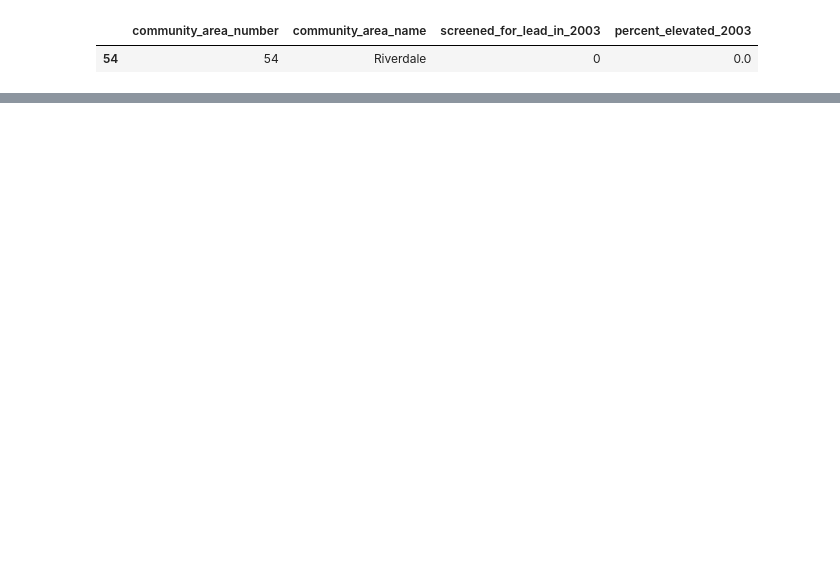
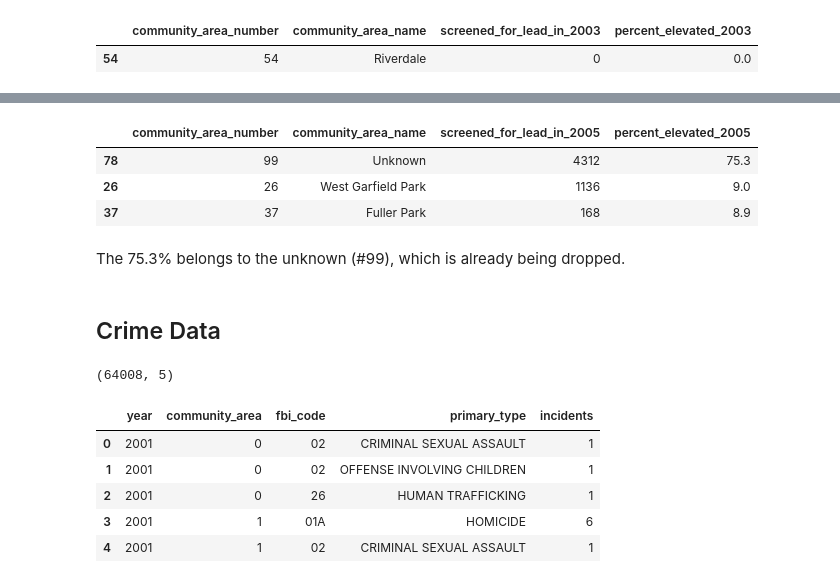
Before and after one commit to brianna-o/lead-crime-chicago, a Jupyter notebook: notebooks/01_explore.ipynb, the cells around one changed output, grey strips where cells are left out. Saved outputs shown, nothing was run; the diff lists cells and outputs as text; code cells hidden in the pictures; blank space fills up the shorter version.

```diff
--- a/notebooks/01_explore.ipynb
+++ b/notebooks/01_explore.ipynb
@@ -46,0 +89,25 @@ df.describe()
+# %%
+df.nlargest(3, "percent_elevated_2005")[["community_area_number", "community_area_name", "screened_for_lead_in_2005", "percent_elevated_2005"]]
+# %% [output]
+|  | community_area_number | community_area_name | screened_for_lead_in_2005 | percent_elevated_2005 |
+| 78 | 99 | Unknown | 4312 | 75.3 |
+| 26 | 26 | West Garfield Park | 1136 | 9.0 |
+| 37 | 37 | Fuller Park | 168 | 8.9 |
+# %% [markdown]
+The 75.3% belongs to the unknown (#99), which is already being dropped.
+# %% [markdown]
+## Crime Data
+# %%
+cdf = pd.read_csv("../data/raw/crimes_by_area_year.csv")
+cdf.shape
+# %% [output]
+(64008, 5)
+# %%
+cdf.head()
+# %% [output]
+|  | year | community_area | fbi_code | primary_type | incidents |
+| 0 | 2001 | 0 | 02 | CRIMINAL SEXUAL ASSAULT | 1 |
+| 1 | 2001 | 0 | 02 | OFFENSE INVOLVING CHILDREN | 1 |
+| 2 | 2001 | 0 | 26 | HUMAN TRAFFICKING | 1 |
+| 3 | 2001 | 1 | 01A | HOMICIDE | 6 |
+| 4 | 2001 | 1 | 02 | CRIMINAL SEXUAL ASSAULT | 1 |
```
Also changed, not shown: parts of 46 cells of this notebook, 1 other file.
